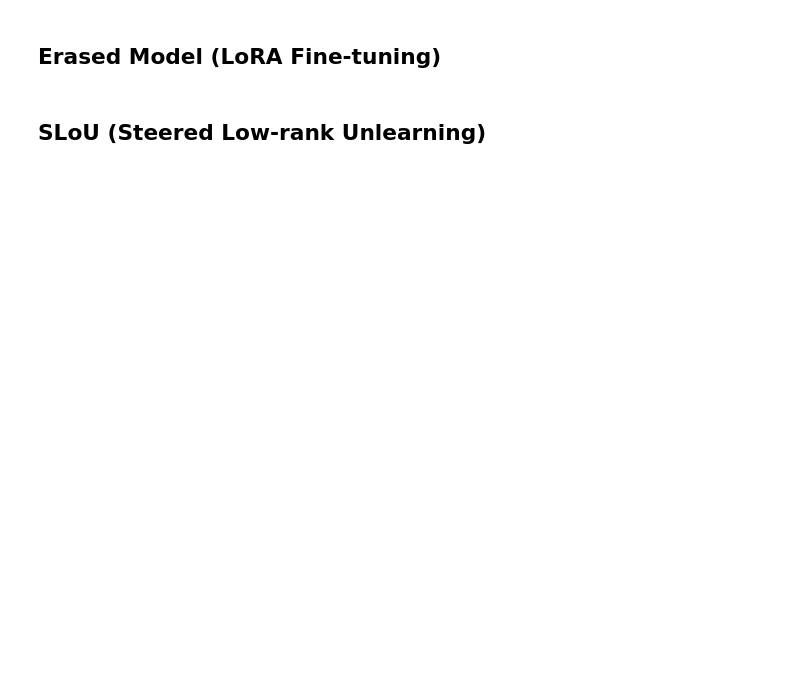
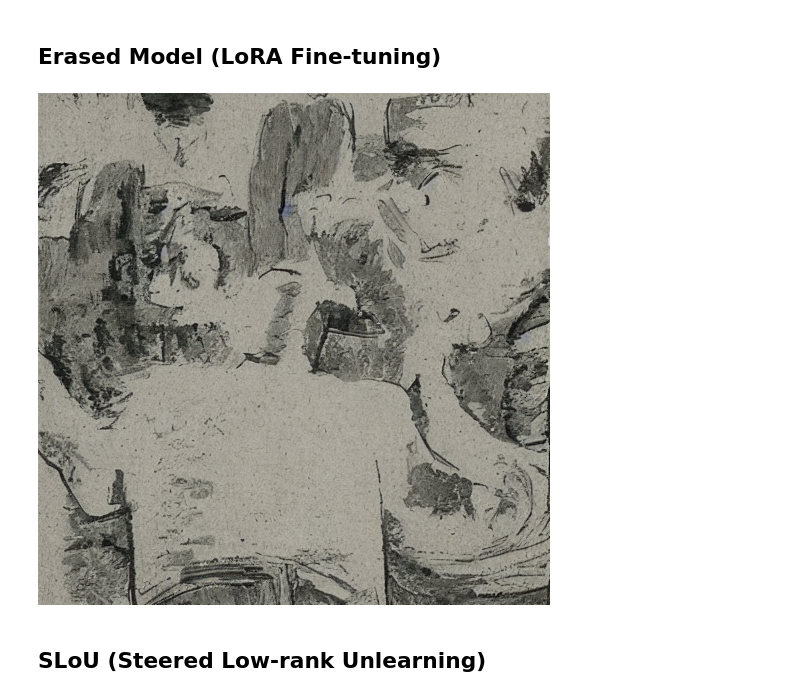
Before and after one commit to yongwookim1/precise-erasing, a Jupyter notebook: inference.ipynb, the cells around one changed output. Drawn from its saved outputs; the diff is of its cells as text; code cells hidden in the pictures; blank space fills up the shorter version.

Commit message:
feat: lora rank

```diff
--- a/inference.ipynb
+++ b/inference.ipynb
@@ -2,15 +2,18 @@
 from utils.utils import *
 import torch
 # %%
-iterations = 10
+iterations = 15
+seed = 41
+lora_rank = 32
+prompt = "Van Gogh"
 # %%
-esd_path = f'/home/kyw1654/erasing/models/esd-vangogh_from_vangogh-xattn_1-epochs_{iterations}.pt'
+esd_path = f'/home/kyw1654/erasing/models/esd-vangogh_from_vangogh-xattn_1-epochs_{iterations}_lora_rank_{lora_rank}.pt'
 train_method = 'xattn' ## REMEMBER: please use the same train_method you used for training (it is present in the saved name)
 
 device = "cuda:1"
 diffuser = StableDiffuser(scheduler='DDIM').to(device)
 
-finetuner = FineTunedModel(diffuser, train_method=train_method)
+finetuner = FineTunedModel(diffuser, train_method=train_method, lora_rank=lora_rank)
 finetuner.load_state_dict(torch.load(esd_path))
 # %% [markdown]
 ## Original Model
@@ -40,24 +45,26 @@ images
 # %% [markdown]
 ## Erased Model (LoRA Fine-tuning)
 # %%
-esd_path = f'/home/kyw1654/erasing/models/esd-vangogh_from_vangogh-xattn_1-epochs_{iterations}_lora.pt'
+esd_path = f'/home/kyw1654/erasing/models/esd-vangogh_from_vangogh-xattn_1-epochs_{iterations}_lora_rank_{lora_rank}.pt'
 
 finetuner = FineTunedModel.from_checkpoint(model=diffuser,
                                            checkpoint=esd_path,
                                            train_method='xattn',
-                                           lora_rank=4,
+                                           lora_rank=lora_rank,
                                            lora_alpha=1.0,
                                            )
 
 with finetuner:
     images = diffuser(prompt,
              img_size=512,
              n_steps=50,
              n_imgs=1,
              generator=torch.Generator().manual_seed(seed),
              guidance_scale=7.5
              )[0][0]
 images
+# %% [output]
+[figure, added]
 # %% [markdown]
 ## SLoU (Steered Low-rank Unlearning)
 # %%
```
Also changed, not shown: parts of 4 cells of this notebook, 2 other files.
